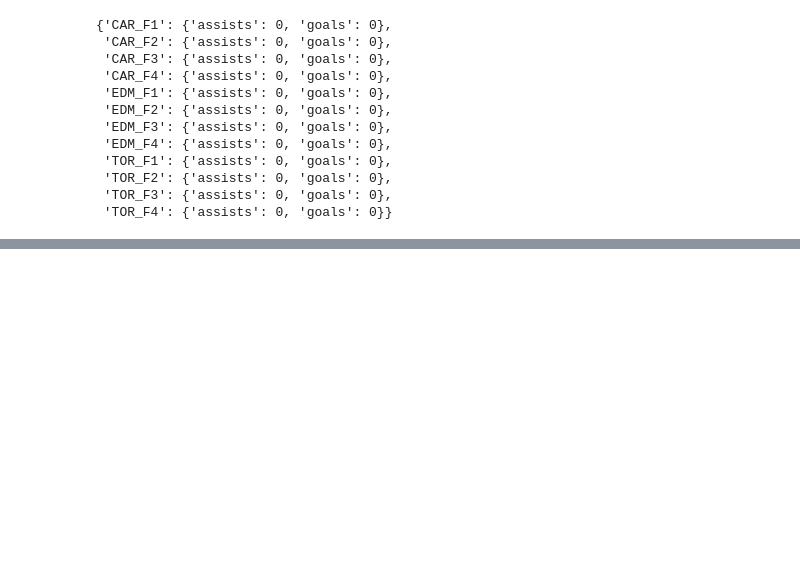
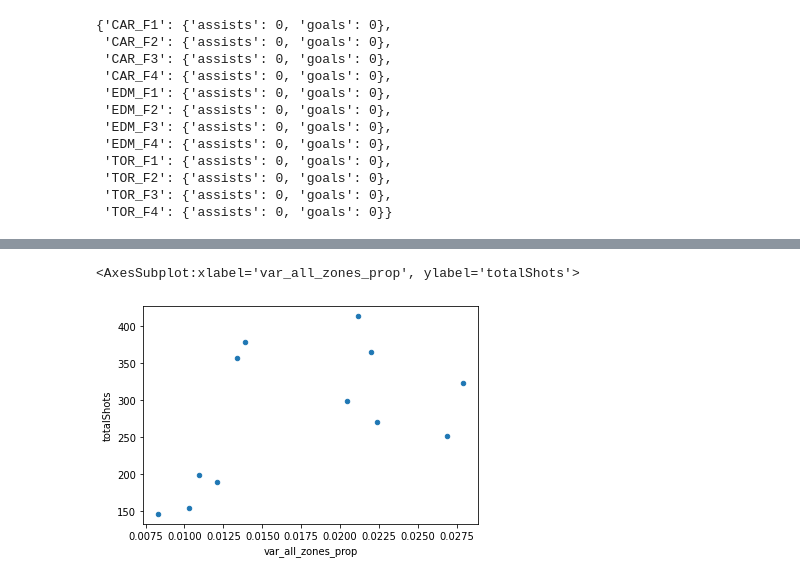
Before and after one commit to shawd420/nhl_offense_optimization, a Jupyter notebook: stat_counter.ipynb, the cells around one changed output, grey strips where cells are left out. Drawn from its saved outputs; the diff is of its cells as text; code cells hidden in the pictures; blank space fills up the shorter version.

```diff
--- a/stat_counter.ipynb
+++ b/stat_counter.ipynb
@@ -189,0 +508,5 @@ pd.DataFrame.from_dict(line_totals)
+# %%
+df_stats_var.plot.scatter(x='var_all_zones_prop', y='totalShots')
+# %% [output]
+<AxesSubplot:xlabel='var_all_zones_prop', ylabel='totalShots'>
+[figure, added]
```
Also changed, not shown: parts of 30 cells of this notebook, 8 other files.
